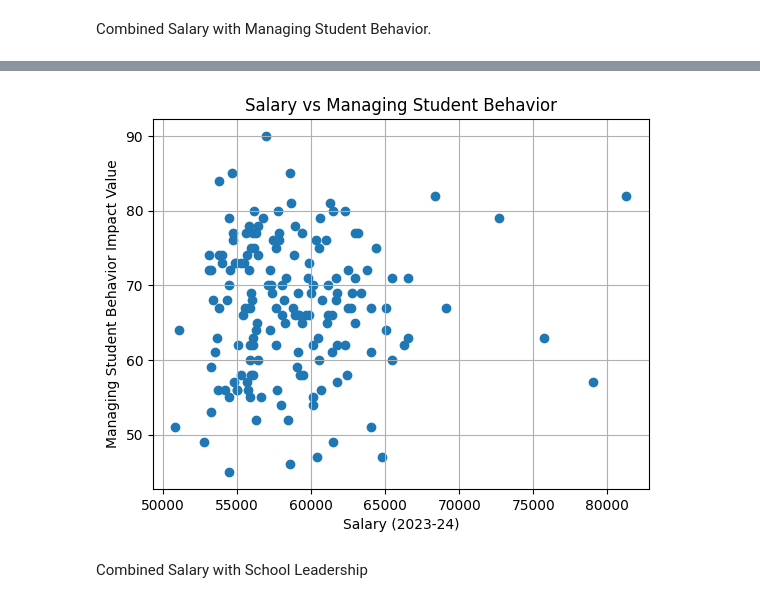
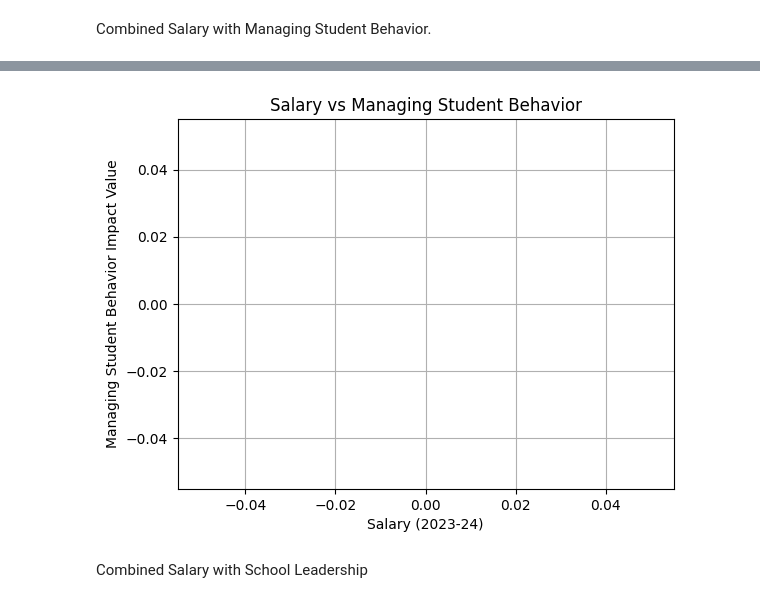
Before and after one commit to LucyHCollins/Teacher_Turnover, a Jupyter notebook: Teacher_Turnover.ipynb, the cells around one changed output, grey strips where cells are left out. Drawn from its saved outputs; the diff is of its cells as text; code cells hidden in the pictures.

```diff
--- a/Teacher_Turnover.ipynb
+++ b/Teacher_Turnover.ipynb
@@ -374,14 +365,14 @@ result_behavior.head(10)
 # %%
 result_behavior.to_csv("combined_salary_behavior.csv", index=False)
 # %%
-plt.scatter(result_behavior['Average Salary 23-24'], result_behavior['Impact Value'])
+plt.scatter(result_behavior['average_salary_23-24'], result_behavior['impact_value'])
 plt.title('Salary vs Managing Student Behavior')
 plt.xlabel('Salary (2023-24)')
 plt.ylabel('Managing Student Behavior Impact Value')
 plt.grid(True)
 plt.show()
 # %% [output]
-[figure, old version]
+[figure, new version]
 # %% [markdown]
 Combined Salary with School Leadership
 # %%
```
Also changed, not shown: parts of 9 cells of this notebook, 6 other files.
